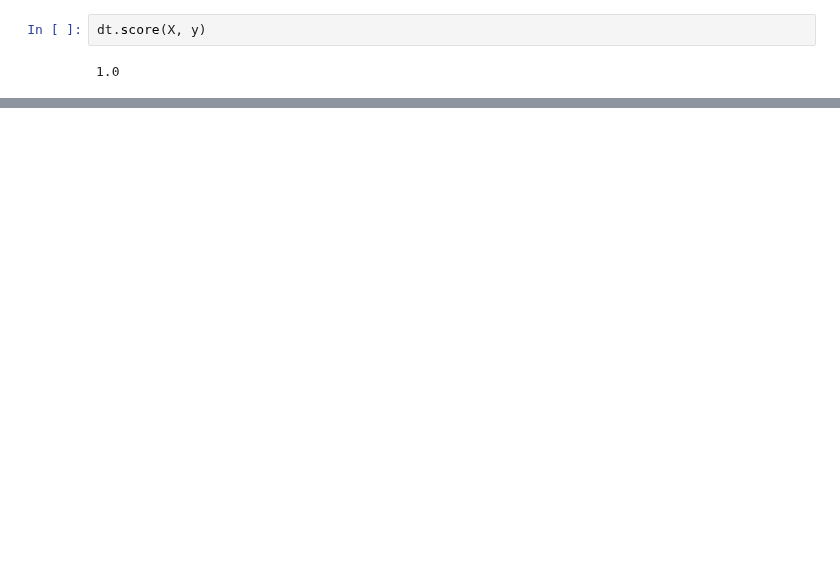
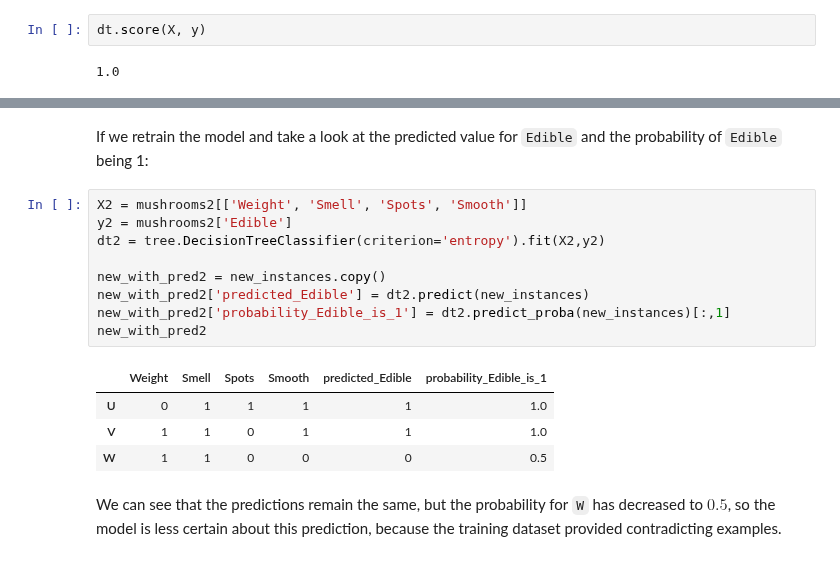
Before and after one commit to spantiru/companion-lab, a Jupyter notebook: Lab4.ipynb, the cells around one changed output, grey strips where cells are left out. Drawn from its saved outputs; the diff is of its cells as text; blank space fills up the shorter version.

```diff
--- a/Lab4.ipynb
+++ b/Lab4.ipynb
@@ -253,0 +315,18 @@ This is not surprising considering that the tree was build on the same dataset,
+# %% [markdown]
+If we retrain the model and take a look at the predicted value for `Edible` and the probability of `Edible` being 1:
+# %%
+X2 = mushrooms2[['Weight', 'Smell', 'Spots', 'Smooth']]
+y2 = mushrooms2['Edible']
+dt2 = tree.DecisionTreeClassifier(criterion='entropy').fit(X2,y2)
+
+new_with_pred2 = new_instances.copy()
+new_with_pred2['predicted_Edible'] = dt2.predict(new_instances)
+new_with_pred2['probability_Edible_is_1'] = dt2.predict_proba(new_instances)[:,1]
+new_with_pred2
+# %% [output]
+|  | Weight | Smell | Spots | Smooth | predicted_Edible | probability_Edible_is_1 |
+| U | 0 | 1 | 1 | 1 | 1 | 1.0 |
+| V | 1 | 1 | 0 | 1 | 1 | 1.0 |
+| W | 1 | 1 | 0 | 0 | 0 | 0.5 |
+# %% [markdown]
+We can see that the predictions remain the same, but the probability for `W` has decreased to $0.5$, so the model is less certain about this prediction, because the training dataset provided contradicting examples.
```
Also changed, not shown: parts of 17 cells of this notebook.
